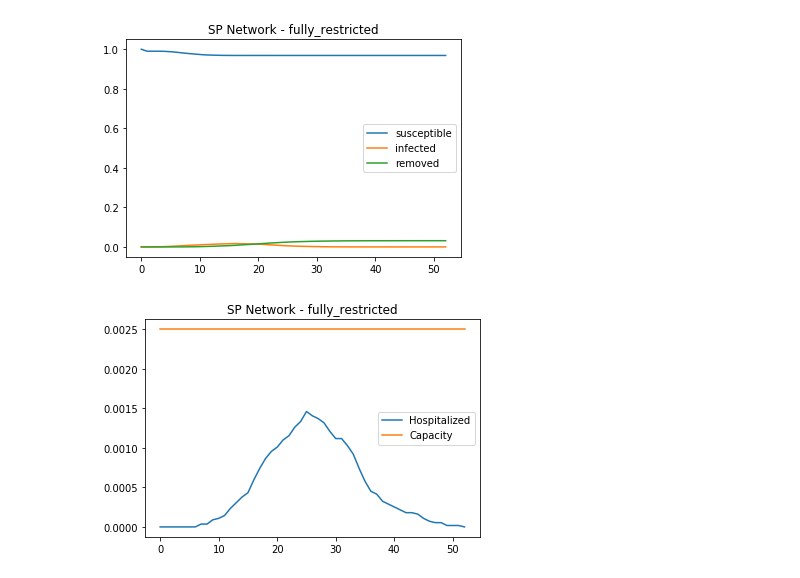
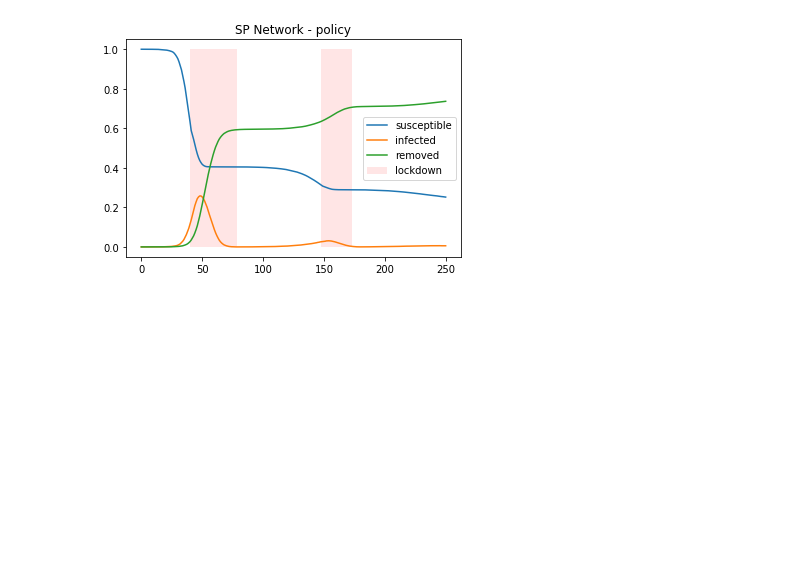
Before and after one commit to yambanis/CovidMDP, a Jupyter notebook: notebooks/Planning/simulation with age.ipynb, the cells around one changed output. Cells and saved outputs as stored; diff of their text form; code cells hidden in the pictures; blank space fills up the shorter version.

```diff
--- a/notebooks/Planning/simulation with age.ipynb
+++ b/notebooks/Planning/simulation with age.ipynb
@@ -368,26 +482,12 @@ plot_capacity(time_series, 'No restrictions', True)
 # %%
-def plot_SIR_timeline(time_series, name=None, save=False):
-    plt.plot(time_series.index, time_series['susceptible'], label = 'susceptible')
-    plt.plot(time_series.index, time_series['infected'], label = 'infected')
-    plt.plot(time_series.index, time_series['removed'], label = 'removed')
-    plt.legend()
-    plt.title(f'SP Network - {name}')
-    if save: plt.savefig(f'SP network Simulation- {name}.png', fromat='png', dpi = 300)
-    plt.show()
-
-def plot_capacity(time_series, name=None, save=True):
-    plt.plot(time_series.index, time_series['hospitalized'], label = 'Hospitalized')
-    plt.plot(time_series.index, len(time_series.index)*[0.0025], label = 'Capacity')
-    plt.legend()
-    plt.title(f'SP Network - {name}')
-    if save: plt.savefig(f'Hospital Beds- {name}.png', fromat='png', dpi = 300)
-    plt.show()
+plt.plot(time_series.index, time_series['susceptible'], label = 'susceptible')
+plt.plot(time_series.index, time_series['infected'], label = 'infected')
+plt.plot(time_series.index, time_series['removed'], label = 'removed')
+plt.fill_between(time_series.index[:-1], 0, 1, where=np.array(restrictions)[:,1] == 1,
+                facecolor='red', alpha=0.1, label='lockdown')
+plt.legend()
+plt.title(f'SP Network - policy')
+plt.savefig(f'SP network Simulation- policy.png', fromat='png', dpi = 300)
+plt.show()
+# %% [output]
+[figure, added]
-# %%
-time_series, G, data_per_region, infcted_per_relation = simulate_pandemic(work_r=1, school_r=1,
-                                                             graph_model = 'SP', lambda_leak=0,
-                                                             initial_infection = .01)
-plot_SIR_timeline(time_series, 'fully_restricted', True)
-plot_capacity(time_series, 'fully_restricted', True)
-# %% [output]
-[figure, removed]
-[figure, removed]
```
Also changed, not shown: parts of 14 cells of this notebook, 12 other files.
